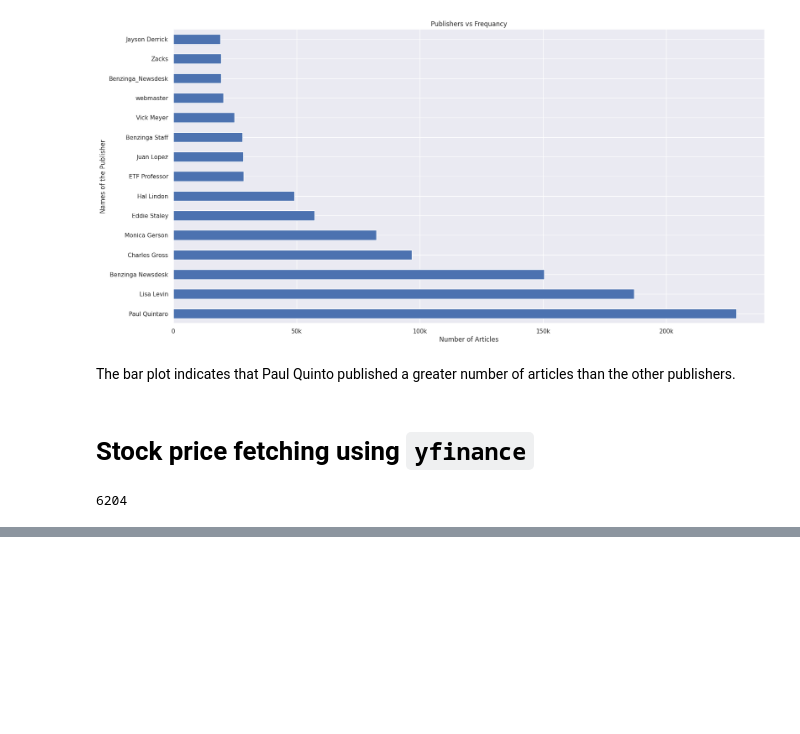
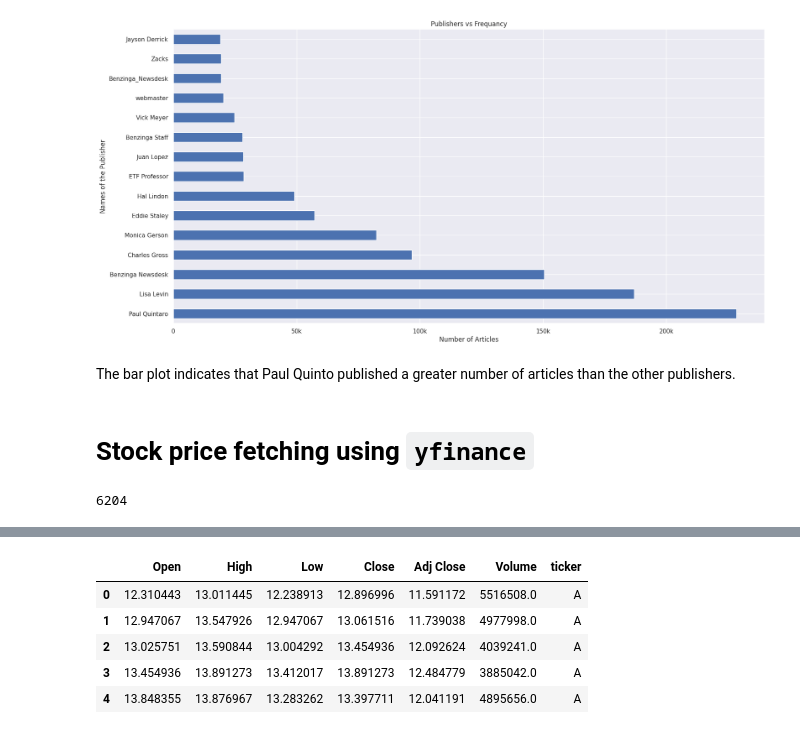
Before and after one commit to der-bew/10ac_week1, a Jupyter notebook: notebooks/Stock_EDA.ipynb, the cells around one changed output, grey strips where cells are left out. Cells and saved outputs as stored; diff of their text form; code cells hidden in the pictures; blank space fills up the shorter version.

Commit message:
Update EDA file, downloded the stock price data by using yfinance

```diff
--- a/notebooks/Stock_EDA.ipynb
+++ b/notebooks/Stock_EDA.ipynb
@@ -312,0 +312,17 @@ KeyboardInterrupt:
+# %%
+#tickers = stock_df_copy.stock.value_counts().reset_index()['stock']
+def download_data(tickers):
+    yahoo_df = pd.DataFrame()
+    for ticker in tickers:
+        try:
+            # Get the earliest and latest dates for the current ticker
+            start_date = earliest_dates_dict[ticker]
+            end_date = latest_dates_dict[ticker]
+
+            # Download data for the ticker
+            df = yf.download(ticker, threads=True, group_by='Ticker', start=start_date, end=end_date).assign(ticker=ticker)
+            yahoo_df = pd.concat([yahoo_df, df], ignore_index=True)
+        except Exception as e:
+            print(f"Error downloading {ticker}: {e}")
+    return yahoo_df
+yahoo_df = download_data(tickers)
@@ -312,0 +347,9 @@ KeyboardInterrupt:
+# %%
+yahoo_df.head()
+# %% [output]
+|  | Open | High | Low | Close | Adj Close | Volume | ticker |
+| 0 | 12.310443 | 13.011445 | 12.238913 | 12.896996 | 11.591172 | 5516508.0 | A |
+| 1 | 12.947067 | 13.547926 | 12.947067 | 13.061516 | 11.739038 | 4977998.0 | A |
+| 2 | 13.025751 | 13.590844 | 13.004292 | 13.454936 | 12.092624 | 4039241.0 | A |
+| 3 | 13.454936 | 13.891273 | 13.412017 | 13.891273 | 12.484779 | 3885042.0 | A |
+| 4 | 13.848355 | 13.876967 | 13.283262 | 13.397711 | 12.041191 | 4895656.0 | A |
```
Also changed, not shown: parts of 6 cells of this notebook.
